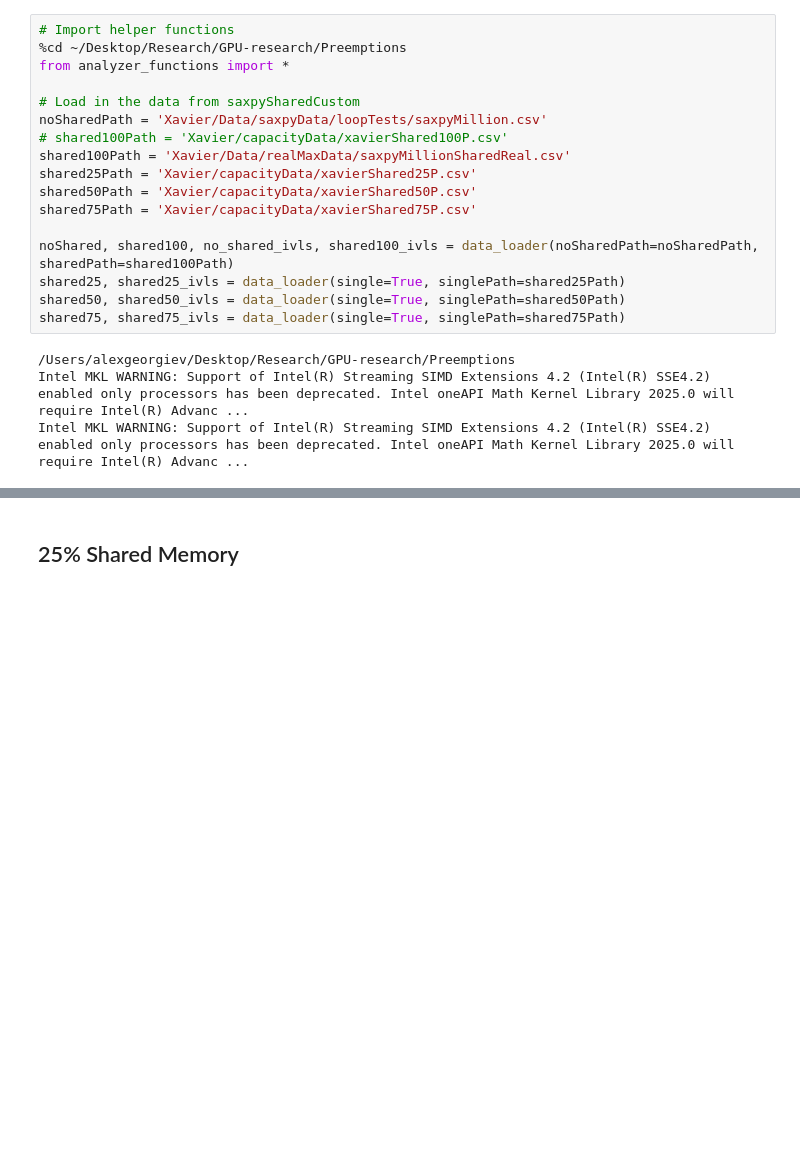
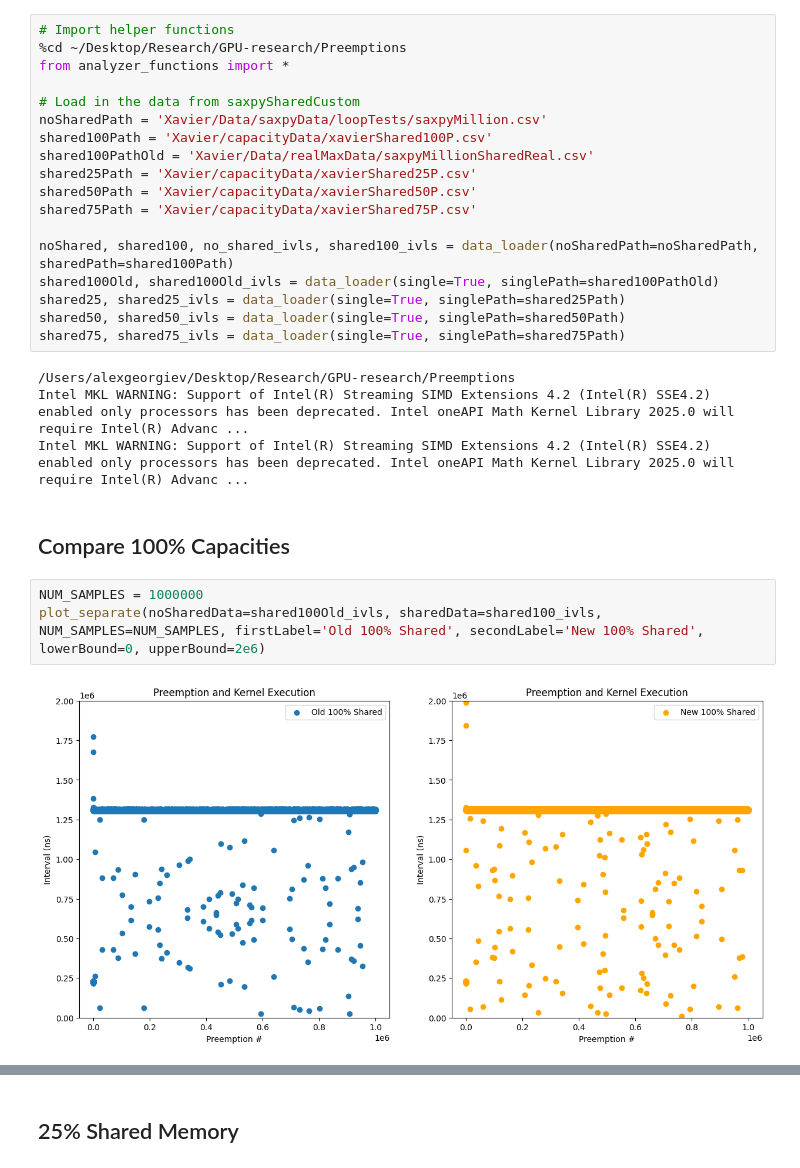
Before and after one commit to alexngUNC/GPU-research, a Jupyter notebook: Preemptions/Xavier/Analysis/xavierCapacity.ipynb, the cells around one changed output, grey strips where cells are left out. Cells and saved outputs as stored; diff of their text form; blank space fills up the shorter version.

Commit message:
Xavier differing capacities

```diff
--- a/Preemptions/Xavier/Analysis/xavierCapacity.ipynb
+++ b/Preemptions/Xavier/Analysis/xavierCapacity.ipynb
@@ -7,13 +7,14 @@ from analyzer_functions import *
 
 # Load in the data from saxpySharedCustom
 noSharedPath = 'Xavier/Data/saxpyData/loopTests/saxpyMillion.csv'
-# shared100Path = 'Xavier/capacityData/xavierShared100P.csv'
-shared100Path = 'Xavier/Data/realMaxData/saxpyMillionSharedReal.csv'
+shared100Path = 'Xavier/capacityData/xavierShared100P.csv'
+shared100PathOld = 'Xavier/Data/realMaxData/saxpyMillionSharedReal.csv'
 shared25Path = 'Xavier/capacityData/xavierShared25P.csv'
 shared50Path = 'Xavier/capacityData/xavierShared50P.csv'
 shared75Path = 'Xavier/capacityData/xavierShared75P.csv'
 
 noShared, shared100, no_shared_ivls, shared100_ivls = data_loader(noSharedPath=noSharedPath, sharedPath=shared100Path)
+shared100Old, shared100Old_ivls = data_loader(single=True, singlePath=shared100PathOld)
 shared25, shared25_ivls = data_loader(single=True, singlePath=shared25Path)
 shared50, shared50_ivls = data_loader(single=True, singlePath=shared50Path)
 shared75, shared75_ivls = data_loader(single=True, singlePath=shared75Path)
@@ -21,3 +22,10 @@ shared75, shared75_ivls = data_loader(single=True, singlePath=shared75Path)
 /Users/alexgeorgiev/Desktop/Research/GPU-research/Preemptions
 Intel MKL WARNING: Support of Intel(R) Streaming SIMD Extensions 4.2 (Intel(R) SSE4.2) enabled only processors has been deprecated. Intel oneAPI Math Kernel Library 2025.0 will require Intel(R) Advanc ...
 Intel MKL WARNING: Support of Intel(R) Streaming SIMD Extensions 4.2 (Intel(R) SSE4.2) enabled only processors has been deprecated. Intel oneAPI Math Kernel Library 2025.0 will require Intel(R) Advanc ...
+# %% [markdown]
+## Compare 100% Capacities
+# %%
+NUM_SAMPLES = 1000000
+plot_separate(noSharedData=shared100Old_ivls, sharedData=shared100_ivls, NUM_SAMPLES=NUM_SAMPLES, firstLabel='Old 100% Shared', secondLabel='New 100% Shared', lowerBound=0, upperBound=2e6)
+# %% [output]
+[figure, added]
```
Also changed, not shown: parts of 8 cells of this notebook.
